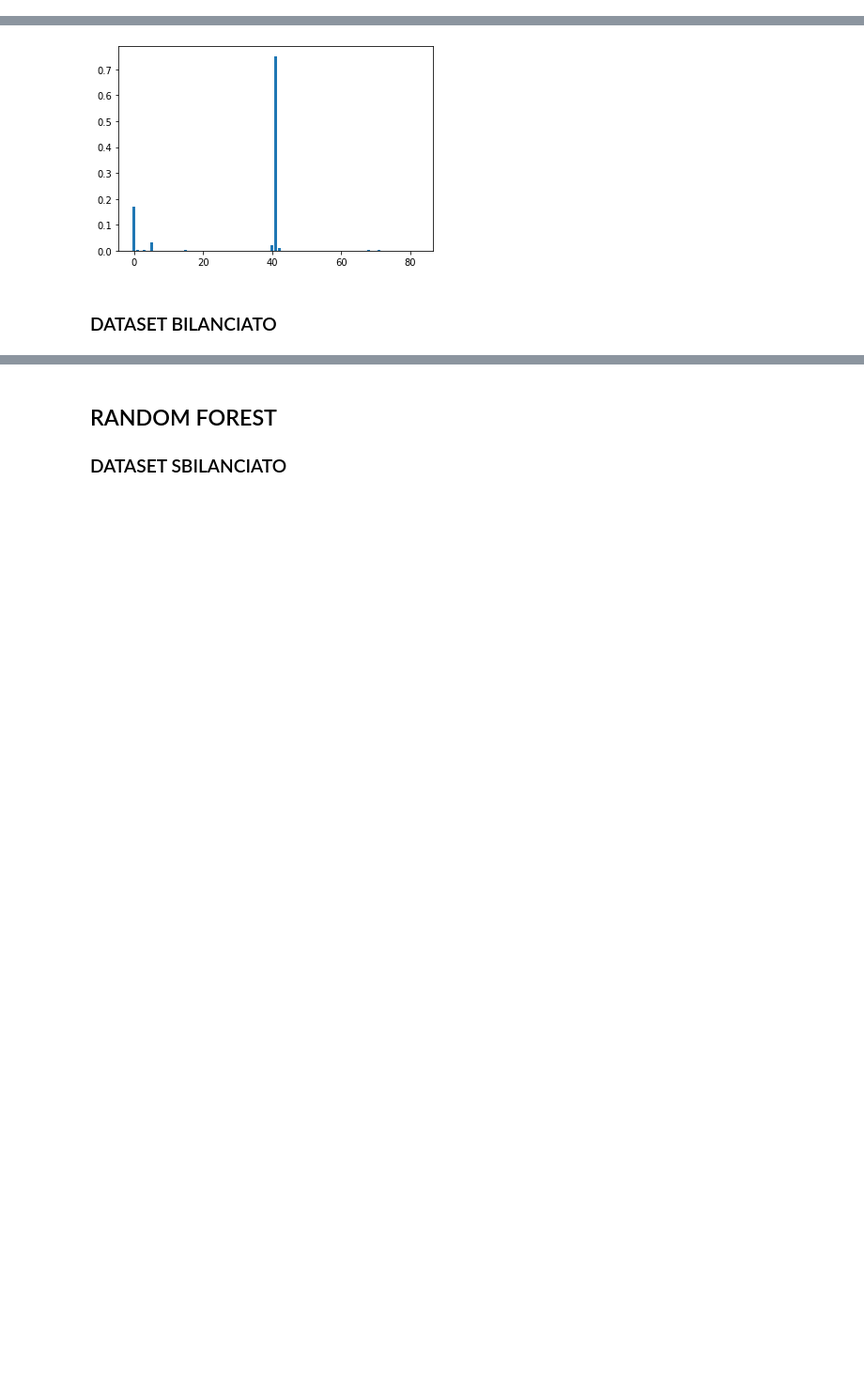
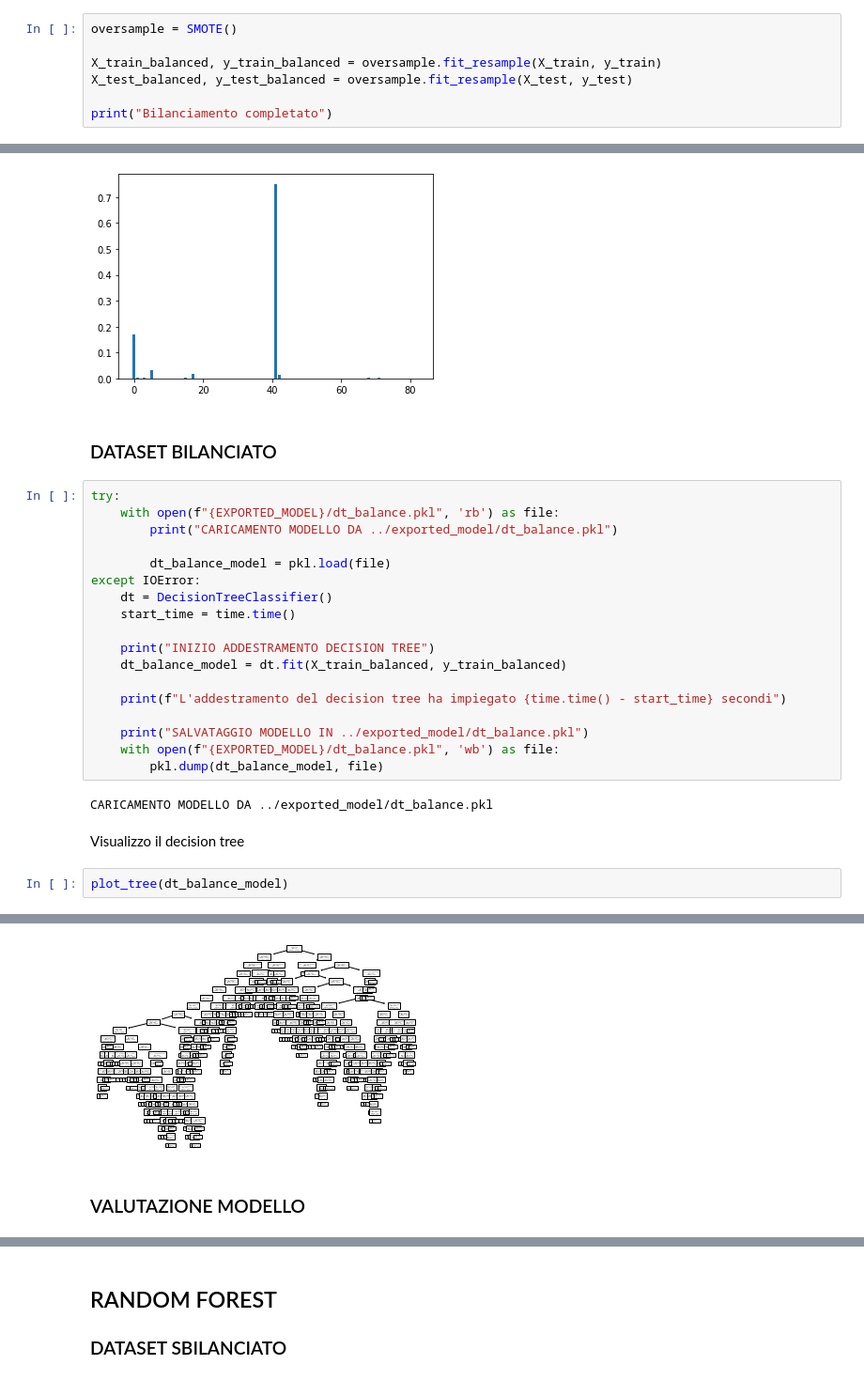
Before and after one commit to denisG99/ransomwareNetworkTrafficDetection, a Jupyter notebook: src/project.ipynb, the cells around one changed output, grey strips where cells are left out. Shown: that part at 94% size. Saved outputs shown, nothing was run; the diff lists cells and outputs as text; blank space fills up the shorter version.

Commit message:
training DT, RF e Bayesian Network and precision evaluation

```diff
--- a/src/project.ipynb
+++ b/src/project.ipynb
@@ -407,3 +410,10 @@ X_test, y_test = test_set.loc[:, 'Src Ip' : 'Idle Min'], test_set.loc[:, 'Label'
 print("DATASET ACQUISITI")
 # %% [output]
 DATASET ACQUISITI
+# %%
+oversample = SMOTE()
+
+X_train_balanced, y_train_balanced = oversample.fit_resample(X_train, y_train)
+X_test_balanced, y_test_balanced = oversample.fit_resample(X_test, y_test)
+
+print("Bilanciamento completato")
@@ -498,3 +507,28 @@ Feature: 82, Score: 0.00000
 [figure]
 # %% [markdown]
 ### DATASET BILANCIATO
+# %%
+try:
+    with open(f"{EXPORTED_MODEL}/dt_balance.pkl", 'rb') as file:
+        print("CARICAMENTO MODELLO DA ../exported_model/dt_balance.pkl")
+
+        dt_balance_model = pkl.load(file)
+except IOError:
+    dt = DecisionTreeClassifier()
+    start_time = time.time()
+
+    print("INIZIO ADDESTRAMENTO DECISION TREE")
+    dt_balance_model = dt.fit(X_train_balanced, y_train_balanced)
+
+    print(f"L'addestramento del decision tree ha impiegato {time.time() - start_time} secondi")
+
+    print("SALVATAGGIO MODELLO IN ../exported_model/dt_balance.pkl")
+    with open(f"{EXPORTED_MODEL}/dt_balance.pkl", 'wb') as file:
+        pkl.dump(dt_balance_model, file)
+# %% [output]
+CARICAMENTO MODELLO DA ../exported_model/dt_balance.pkl
+# %% [markdown]
+Visualizzo il decision tree
+# %%
+plot_tree(dt_balance_model)
+# %% [output]
@@ -500,0 +552,3 @@ Feature: 82, Score: 0.00000
+[figure, added]
+# %% [markdown]
+### VALUTAZIONE MODELLO
```
Also changed, not shown: parts of 51 cells of this notebook.
